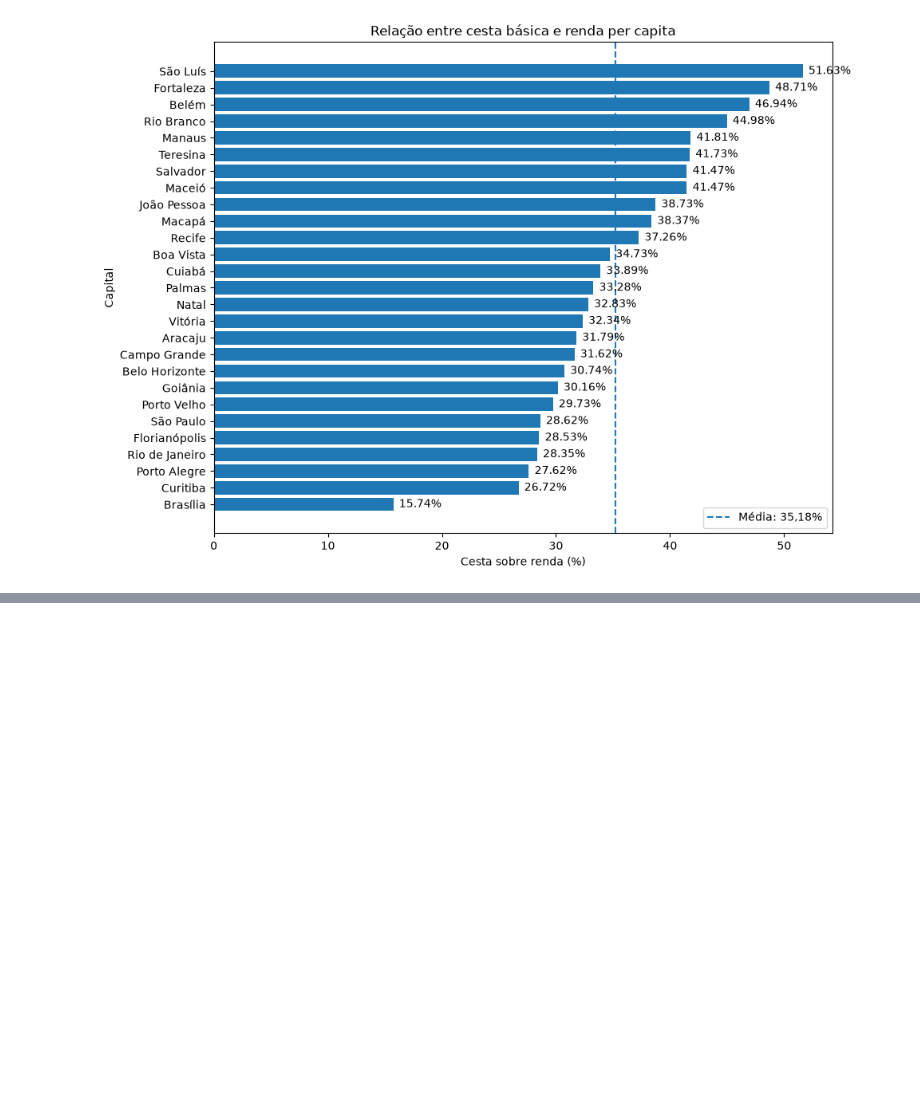
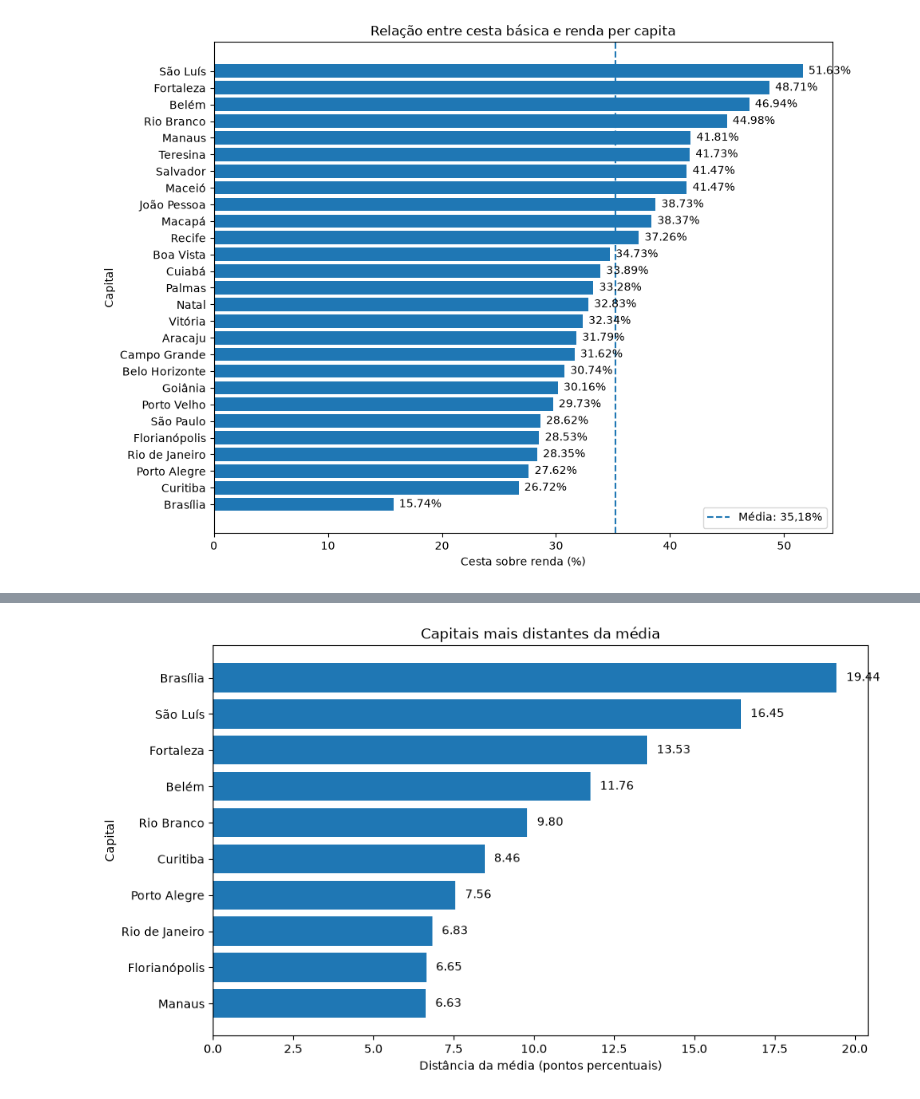
Before and after one commit to Brunolee77/Python-Studies, a Jupyter notebook: 3-Intermediario/5-Meu_Projeto/0-Custo_de_vida_Brasil.ipynb, the cells around one changed output, grey strips where cells are left out. Cells and saved outputs as stored; diff of their text form; code cells hidden in the pictures; blank space fills up the shorter version.

```diff
--- a/3-Intermediario/5-Meu_Projeto/0-Custo_de_vida_Brasil.ipynb
+++ b/3-Intermediario/5-Meu_Projeto/0-Custo_de_vida_Brasil.ipynb
@@ -251,0 +346,3 @@ plt.show()
+# %%
+df_distantes = df_final.sort_values(by="Distancia_da_media",ascending=False).head(10)
+display(df_distantes[["Capital", "Cesta_Sobre_Renda%", "Distancia_da_media"]])
@@ -251,0 +361,28 @@ plt.show()
+# %%
+plt.figure(figsize=(10, 6))
+
+df_distantes = df_distantes.sort_values(
+    by="Distancia_da_media",
+    ascending=True
+)
+
+plt.barh(
+    df_distantes["Capital"],
+    df_distantes["Distancia_da_media"]
+)
+
+plt.xlabel("Distância da média (pontos percentuais)")
+plt.ylabel("Capital")
+plt.title("Capitais mais distantes da média")
+
+for i, valor in enumerate(df_distantes["Distancia_da_media"]):
+    plt.text(
+        valor + 0.3,
+        i,
+        f"{valor:.2f}",
+        va="center"
+    )
+
+plt.show()
+# %% [output]
+[figure, added]
```
Also changed, not shown: parts of 8 cells of this notebook, 8 other files.
